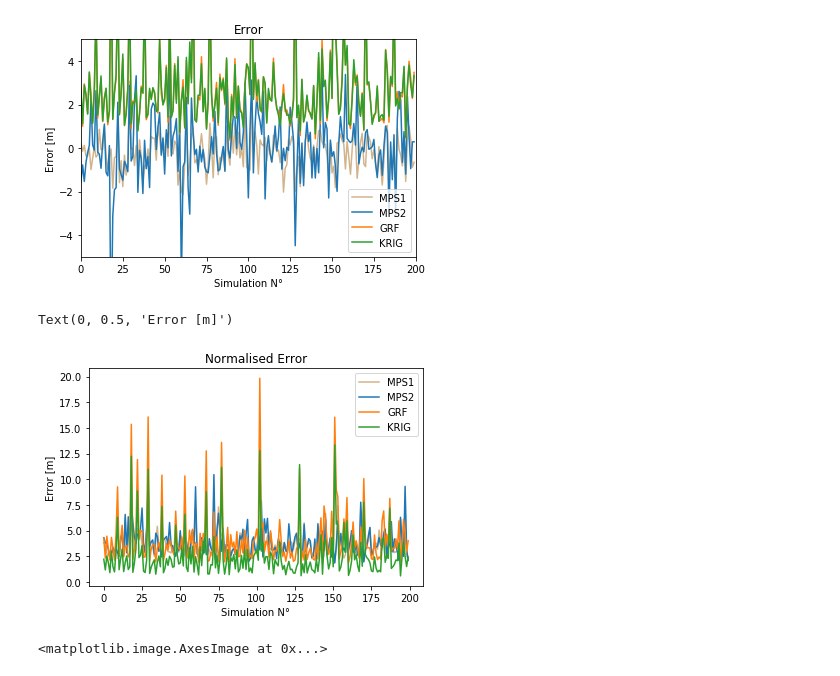
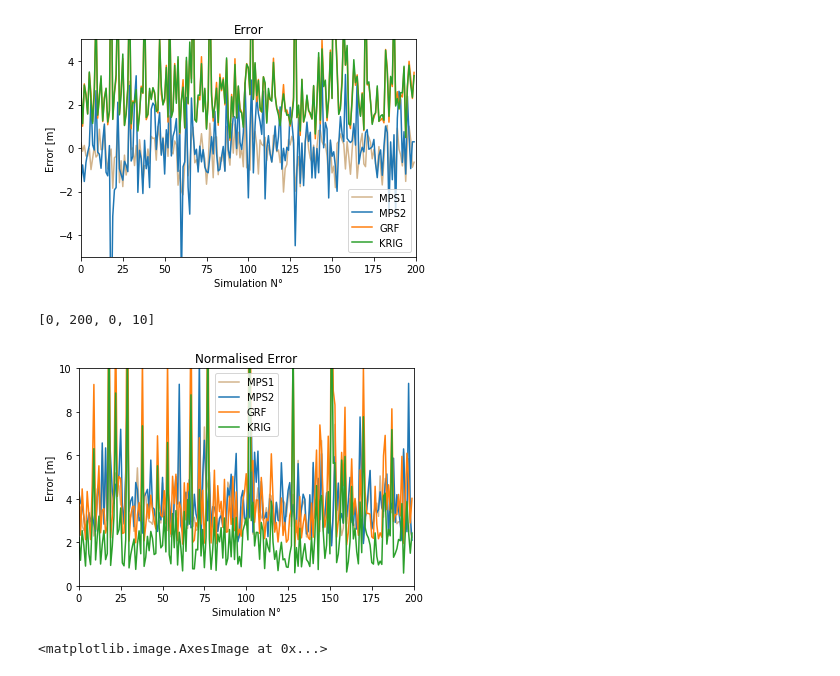
Before and after one commit to valDallalba/Tsanfleuron_geostatistical_baserock_estimation_paper, a Jupyter notebook: 05_postSimulation.ipynb, the cells around one changed output. Cells and saved outputs as stored; diff of their text form; code cells hidden in the pictures.

```diff
--- a/05_postSimulation.ipynb
+++ b/05_postSimulation.ipynb
@@ -10,5 +10,7 @@ import time
 from matplotlib.backends.backend_pdf import PdfPages
 # %%
 path_output = 'simulation_output/'
+path_output = 'saved_sim/simulation_output/'
+
 simulation_name_krig = os.listdir(path_output)[0:-1:2]
 simulation_name = os.listdir(path_output)[1::2]
@@ -44,22 +25,12 @@ exec(open('./functions/05_indice_Calculation.py').read())
 # %% [output]
 Exception reporting mode: Plain
 # %%
-dirName ='simu_reports'
-try:
-    # Create target Directory
-    os.mkdir(dirName)
-    print("Directory " , dirName ,  " Created ")
-except FileExistsError:
-    print("Directory " , dirName ,  " already exists")
-
-
 
 
 all_output = []
-
+real_vol = []
 type_sim = ['MPS1','MPS2','GRF','KRIG']
 for name in simulation_name:
-    pp = PdfPages(dirName +'/' + name +'.pdf')
     it = 0
     with open(path_output+name,'rb') as file:
         real_alt, simus_sets = pickle.load(file)
@@ -69,13 +40,16 @@ for name in simulation_name:
 
     for simus in simus_sets:
         pro = indice_calculation(real_alt,simus,'mps')
+
         all_output.append([name,type_sim[it]] + pro)
         it = it + 1
 
+
     pro = indice_calculation(real_k,krieg_sets,'krig')
     all_output.append([name,type_sim[it]] + pro)
+results_frame = pd.DataFrame(data =all_output, columns=['Sim_name','Type','Error','Abs_error','Norm_Error','Mean','Sd','Volume'])
 
-results_frame = pd.DataFrame(data =all_output, columns=['Sim_name','Type','Error','Abs_error','Norm_Error','Mean','Sd'])
+real_vol = np.sum(real_alt-real_alt+50)
 # %% [output]
 Directory  simu_reports  already exists
 # %%
@@ -151,16 +118,17 @@ plt.axis([0, 200, -5, 5])
 # %%
 plt.plot(results_frame[results_frame['Type']=='MPS1'].Norm_Error.values,color='tan')
 plt.plot(results_frame[results_frame['Type']=='MPS2'].Norm_Error.values)
 plt.plot(results_frame[results_frame['Type']=='GRF'].Norm_Error.values)
 plt.plot(results_frame[results_frame['Type']=='KRIG'].Norm_Error.values)
 plt.legend(['MPS1','MPS2','GRF','KRIG'])
 plt.title('Normalised Error')
 plt.xlabel('Simulation N°')
 plt.ylabel('Error [m]')
 #plt.plot(np.ones(len(pts_0))*1,color='grey',ls='--')
+plt.axis([0, 200, 0, 10])
 # %% [output]
-Text(0, 0.5, 'Error [m]')
+[0, 200, 0, 10]
-[figure, old version]
+[figure, new version]
 # %%
 plt.imshow(results_frame[results_frame['Type']=='KRIG'].Sd.values[9])
 # %% [output]
```
Also changed, not shown: parts of 17 cells of this notebook, 1 other file.
